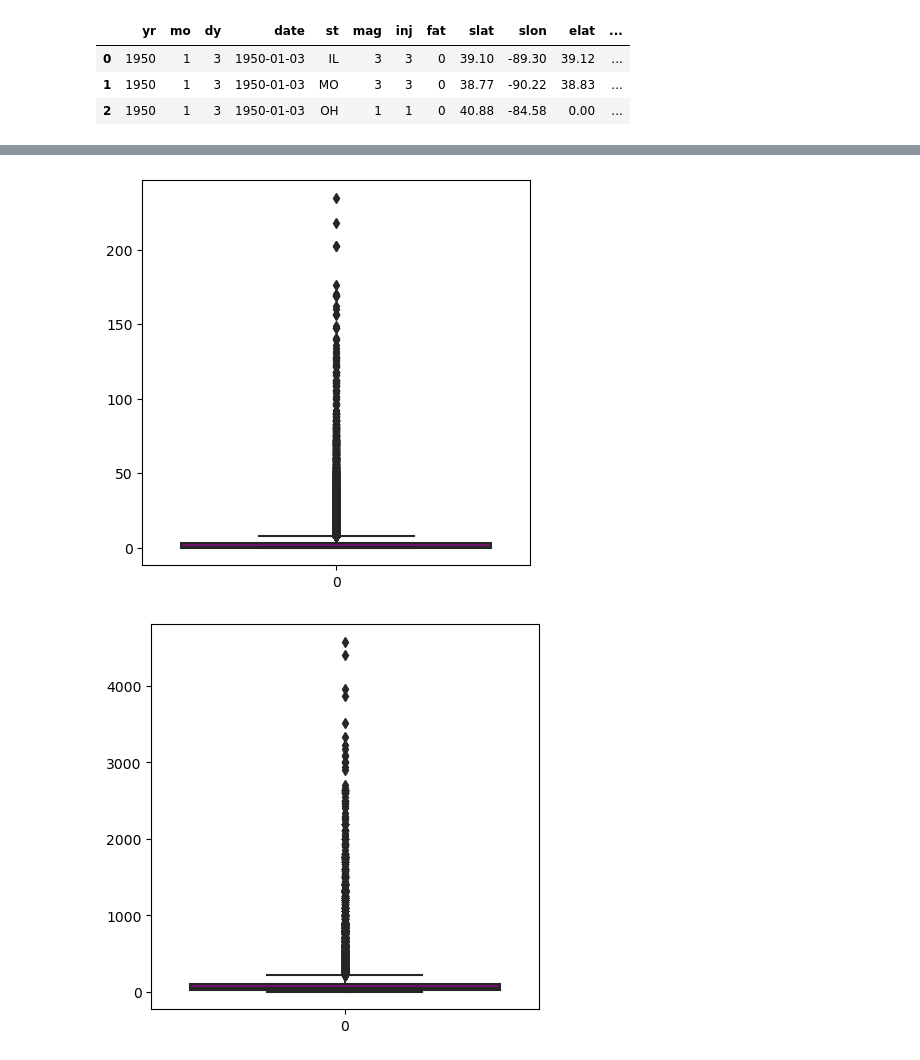
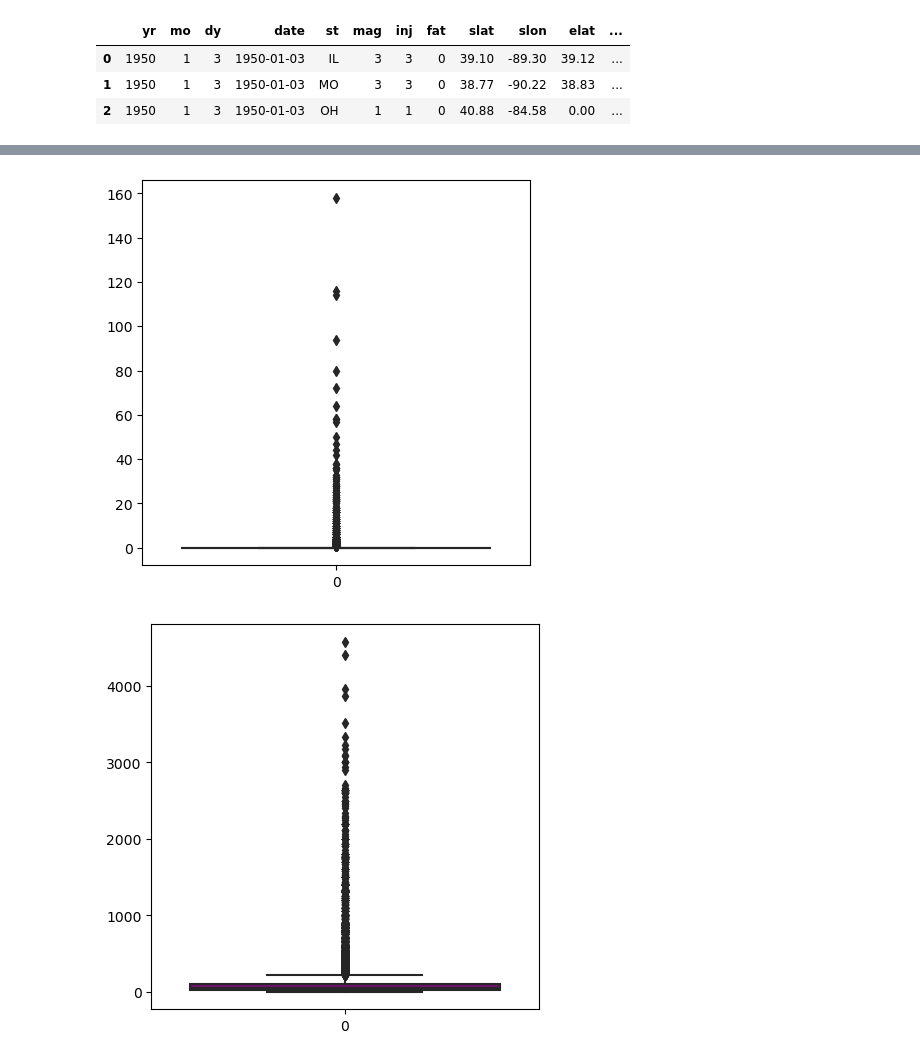
Before and after one commit to TheeLuke/Tornado-Data-Analysis, a Jupyter notebook: Tornado Analysis.ipynb, the cells around one changed output, grey strips where cells are left out. Cells and saved outputs as stored; diff of their text form; code cells hidden in the pictures.

```diff
--- a/Tornado Analysis.ipynb
+++ b/Tornado Analysis.ipynb
@@ -164,9 +176,9 @@ data.head(3)
 # %%
 plt.figure(figsize=[5,5])
-sns.boxplot(data['len'], color='purple')
+sns.boxplot(data['fat'], color='purple')
 plt.show()
 # %% [output]
-[figure, old version]
+[figure, new version]
 # %%
 plt.figure(figsize=[5,5])
 sns.boxplot(data['wid'], color='purple')
```
Also changed, not shown: parts of 25 cells of this notebook.
